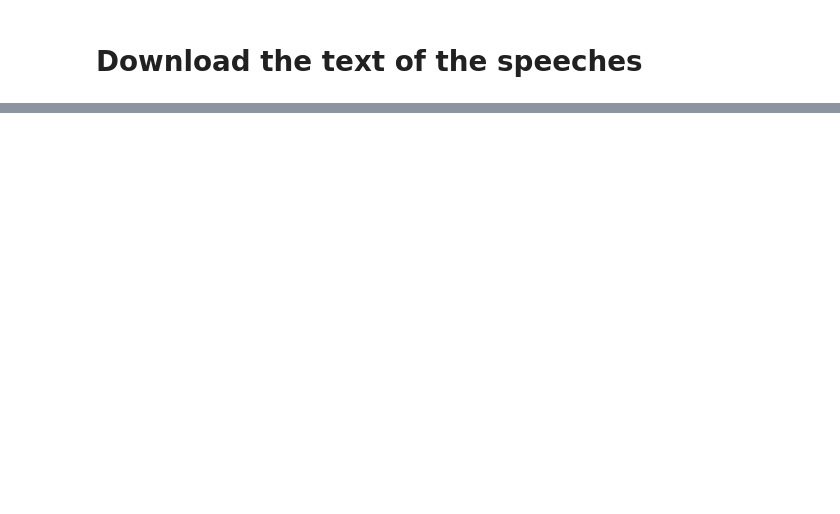
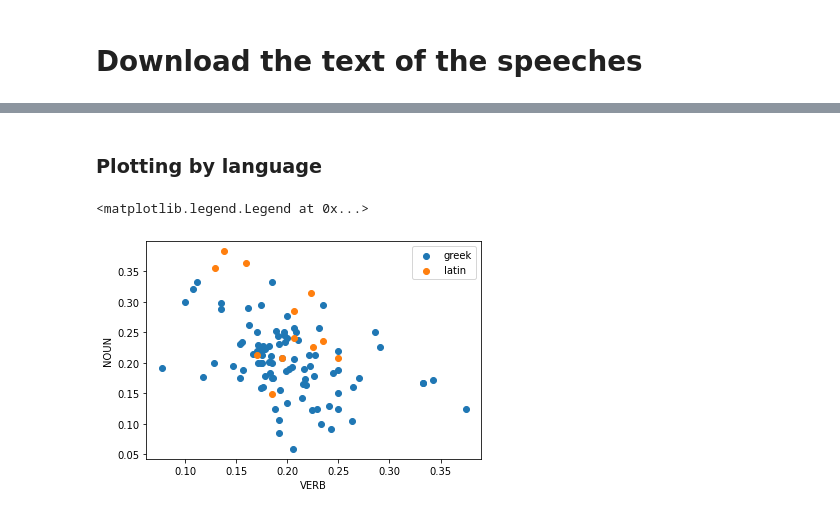
Before and after one commit to cwf2/dices-examples, a Jupyter notebook: Ex_05 - POS Tagging.ipynb, the cells around one changed output, grey strips where cells are left out. Cells and saved outputs as stored; diff of their text form; code cells hidden in the pictures; blank space fills up the shorter version.

```diff
--- a/Ex_05 - POS Tagging.ipynb
+++ b/Ex_05 - POS Tagging.ipynb
@@ -70,0 +230,4 @@ AttributeError: 'NoneType' object has no attribute 'lower'
+# %%
+labels = pd.DataFrame([
+    dict(i=i, lang=s.lang, work=s.work.title, auth=s.work.author.name)
+        for i, s in enumerate(speeches) if s.cltk_doc is not None])
@@ -70,0 +250,13 @@ AttributeError: 'NoneType' object has no attribute 'lower'
+# %% [markdown]
+### Plotting by language
+# %%
+fig, ax = pyplot.subplots()
+for g_label, g_data in pos_freq.groupby(labels.lang):
+    ax.scatter(g_data.VERB, g_data.NOUN, label=g_label)
+
+ax.xaxis.set_label_text('VERB')
+ax.yaxis.set_label_text('NOUN')
+ax.legend()
+# %% [output]
+<matplotlib.legend.Legend at 0x...>
+[figure, added]
```
Also changed, not shown: parts of 42 cells of this notebook.
